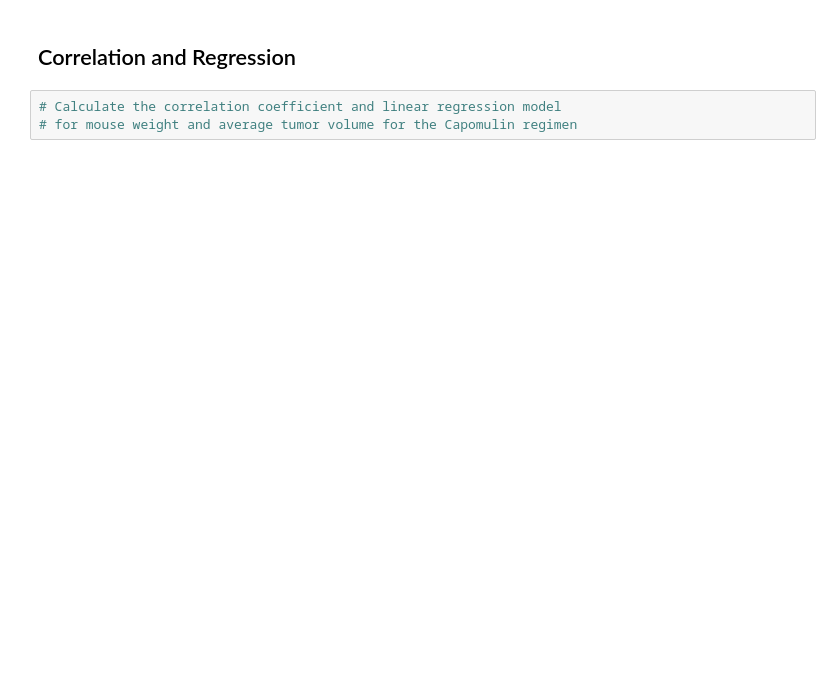
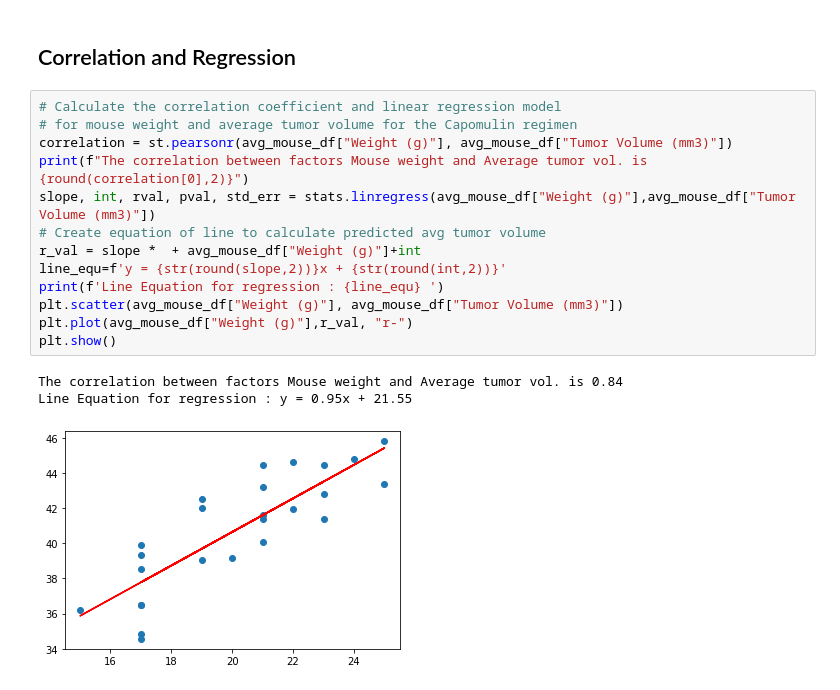
Before and after one commit to skunnath2020/Matplotlib-Challenge, a Jupyter notebook: Pymaceuticals/pymaceuticals_starter.ipynb, the cells around one changed output. Drawn from its saved outputs; the diff is of its cells as text; blank space fills up the shorter version.

```diff
--- a/Pymaceuticals/pymaceuticals_starter.ipynb
+++ b/Pymaceuticals/pymaceuticals_starter.ipynb
@@ -287,5 +300,19 @@ plt.show()
 # %% [markdown]
 ## Correlation and Regression
-# %%
-# Calculate the correlation coefficient and linear regression model
-# for mouse weight and average tumor volume for the Capomulin regimen
+# %%
+# Calculate the correlation coefficient and linear regression model
+# for mouse weight and average tumor volume for the Capomulin regimen
+correlation = st.pearsonr(avg_mouse_df["Weight (g)"], avg_mouse_df["Tumor Volume (mm3)"])
+print(f"The correlation between factors Mouse weight and Average tumor vol. is {round(correlation[0],2)}")
+slope, int, rval, pval, std_err = stats.linregress(avg_mouse_df["Weight (g)"],avg_mouse_df["Tumor Volume (mm3)"])
+# Create equation of line to calculate predicted avg tumor volume
+r_val = slope *  + avg_mouse_df["Weight (g)"]+int
+line_equ=f'y = {str(round(slope,2))}x + {str(round(int,2))}'
+print(f'Line Equation for regression : {line_equ} ')
+plt.scatter(avg_mouse_df["Weight (g)"], avg_mouse_df["Tumor Volume (mm3)"])
+plt.plot(avg_mouse_df["Weight (g)"],r_val, "r-")
+plt.show()
+# %% [output]
+The correlation between factors Mouse weight and Average tumor vol. is 0.84
+Line Equation for regression : y = 0.95x + 21.55
+[figure, added]
```
Also changed, not shown: parts of 6 cells of this notebook.
